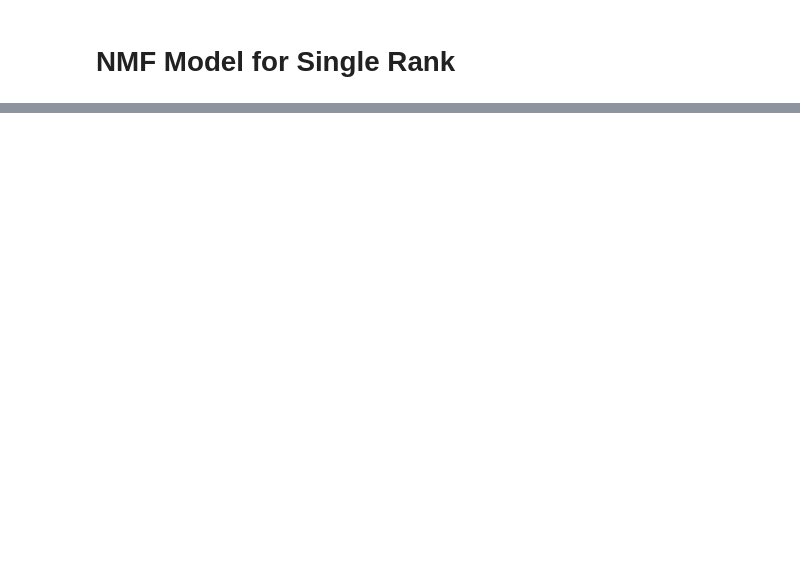
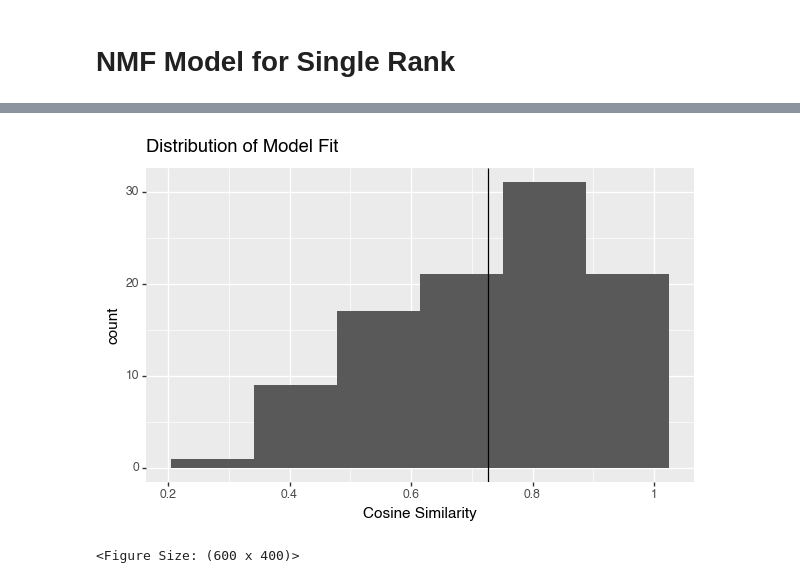
Before and after one commit to apduncan/enteroflow, a Jupyter notebook: resources/rank_decomposition.ipynb, the cells around one changed output, grey strips where cells are left out. Saved outputs shown, nothing was run; the diff lists cells and outputs as text; code cells hidden in the pictures; blank space fills up the shorter version.

Commit message:
Improvements to eventual decomposition and reports

```diff
--- a/resources/rank_decomposition.ipynb
+++ b/resources/rank_decomposition.ipynb
@@ -8,14 +7,4 @@ import pandas as pd
 # %%
 # Parameters for decomposition generation
 # All left None unless provided, so use cvanmf defaults
-data = "test_data.tsv"
-rank = 4
-beta_loss = None
-l1_ratio = None
-alpha = None
-random_starts = None
-init = None
-top_n = None
-top_criteria = None
-seed = None
-max_iter = None
+model = "../output/test/4/model"
@@ -56,0 +11,3 @@ top_model.save(out_dir="model", compress=False)
+# %%
+# Load the model
+top_model = denovo.Decomposition.load(model)
@@ -56,0 +50,5 @@ top_model.save(out_dir="model", compress=False)
+# %%
+top_model.plot_modelfit() + pn.theme(figure_size=(6,4)) + pn.ggtitle("Distribution of Model Fit")
+# %% [output]
+[figure, added]
+<Figure Size: (600 x 400)>
```
Also changed, not shown: parts of 21 cells of this notebook, 2 other files.
